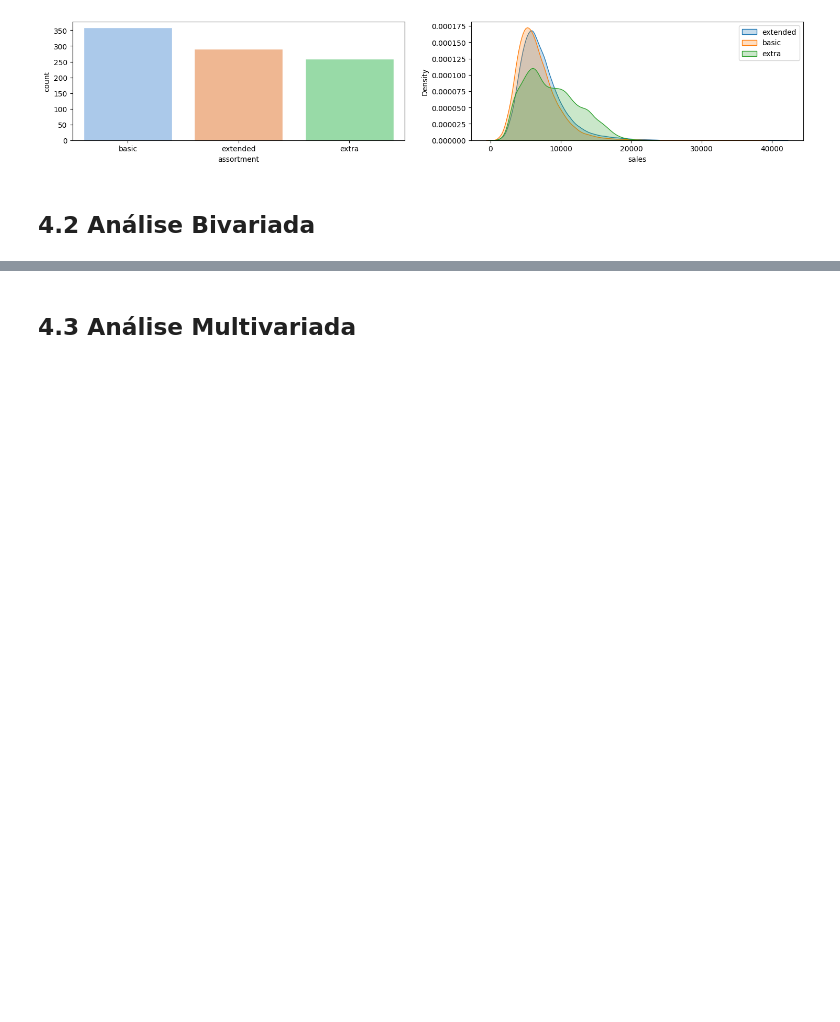
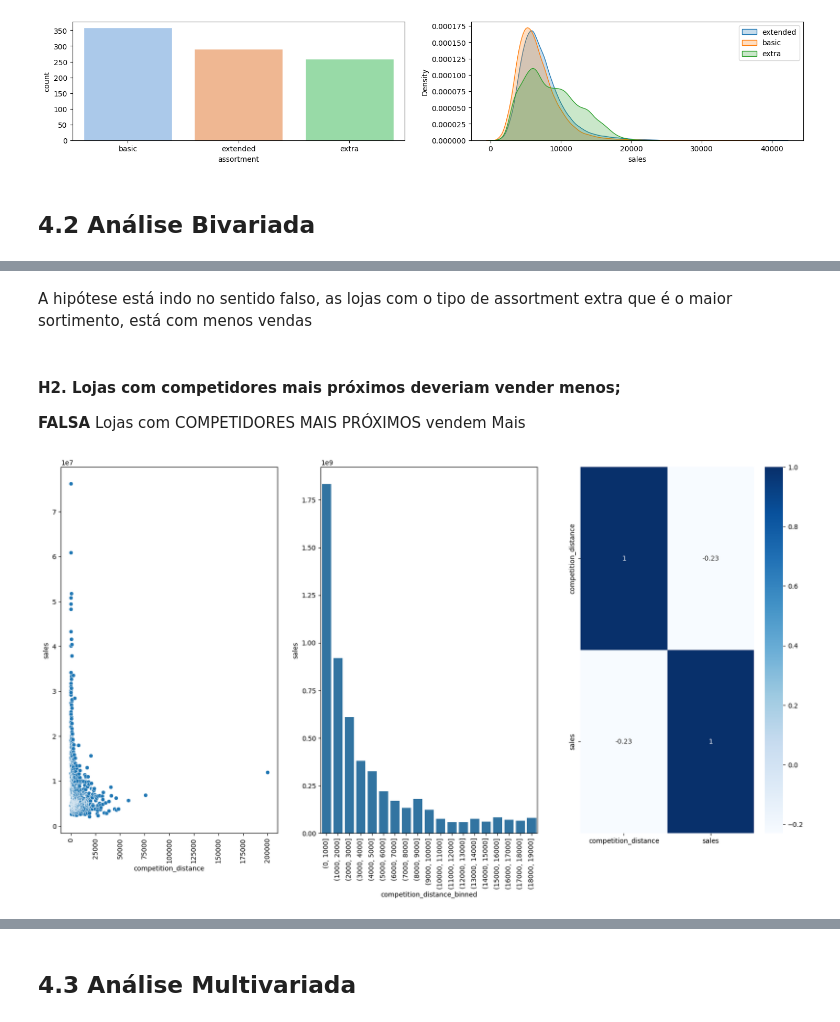
Before and after one commit to alvaro-morais-png/ds_em_producao, a Jupyter notebook: mo4_sotre_sales_prediction.ipynb, the cells around one changed output, grey strips where cells are left out. Drawn from its saved outputs; the diff is of its cells as text; code cells hidden in the pictures; blank space fills up the shorter version.

```diff
--- a/mo4_sotre_sales_prediction.ipynb
+++ b/mo4_sotre_sales_prediction.ipynb
@@ -519,0 +549,37 @@ plt.show()
+# %% [markdown]
+A hipótese está indo no sentido falso, as lojas com o tipo de assortment extra que é o maior sortimento, está com menos vendas
+# %% [markdown]
+#### **H2.** Lojas com competidores mais próximos deveriam vender menos;
+**FALSA** Lojas com COMPETIDORES MAIS PRÓXIMOS vendem Mais
+# %%
+plt.figure(figsize=(20,10))
+
+# ── Gráfico 1: Dispersão — distância vs vendas ──────────────
+# Visualiza a relação direta entre a distância do competidor
+# e o total de vendas, ponto a ponto, sem agrupamento
+plt.subplot(1,3,1)
+aux1 = df4[['competition_distance','sales']].groupby('competition_distance').sum().reset_index()
+sns.scatterplot(x='competition_distance', y='sales', data=aux1)
+plt.xticks(rotation=90);
+
+# ── Gráfico 2: Barras — vendas por faixa de distância ───────
+# Agrupa as distâncias em faixas de 1000 em 1000 metros (0 a 20km)
+# pd.cut() transforma a distância contínua em categorias por intervalo
+# Permite identificar em qual faixa de distância as vendas se concentram
+plt.subplot(1,3,2)
+bins = list(range(0, 20000,1000))
+aux1['competition_distance_binned'] = pd.cut(aux1['competition_distance'], bins=bins)
+aux2 = aux1[['competition_distance_binned', 'sales']].groupby('competition_distance_binned').sum().reset_index()
+sns.barplot(x='competition_distance_binned', y='sales', data=aux2)
+plt.xticks(rotation=90);
+
+# ── Gráfico 3: Heatmap de correlação de Pearson ─────────────
+# Mede numericamente a força da relação linear entre
+# distância do competidor e vendas
+# Valores próximos de 1 ou -1 indicam forte correlação
+# Valores próximos de 0 indicam fraca ou nenhuma correlação
+plt.subplot(1,3,3)
+numeric_aux1 = aux1[['competition_distance','sales']]
+x = sns.heatmap(numeric_aux1.corr(method='pearson'), annot=True, cmap='Blues');
+# %% [output]
+[figure, added]
```
Also changed, not shown: parts of 4 cells of this notebook.
